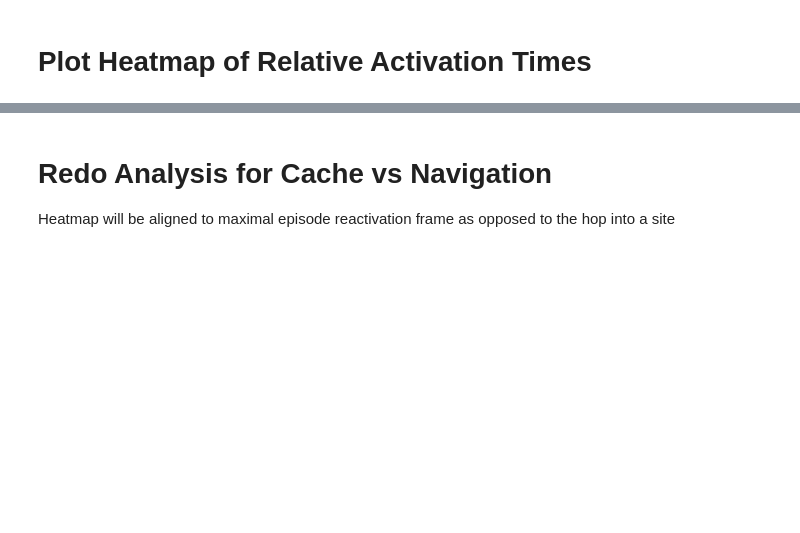
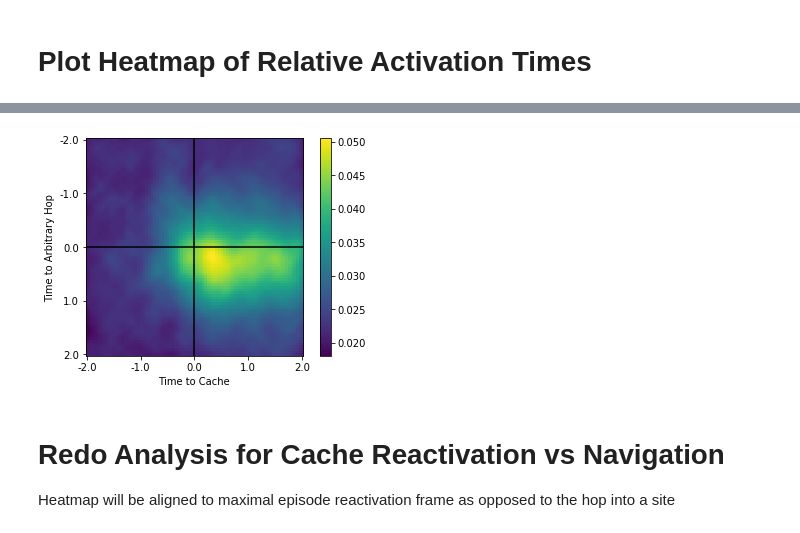
Before and after one commit to chingf/cache-arena-analysis, a Jupyter notebook: notebooks/2-population-reactivation/4-reactivation-timing.ipynb, the cells around one changed output, grey strips where cells are left out. Saved outputs shown, nothing was run; the diff lists cells and outputs as text; code cells hidden in the pictures; blank space fills up the shorter version.

```diff
--- a/notebooks/2-population-reactivation/4-reactivation-timing.ipynb
+++ b/notebooks/2-population-reactivation/4-reactivation-timing.ipynb
@@ -97,3 +104,17 @@ plt.show()
+# %%
+window_size = all_overlap_matrices.shape[0]
+window_ticks = np.arange(0, window_size, window_size//4)
+plt.imshow(all_overlap_matrices)
+plt.yticks(window_ticks, (window_ticks-window_size//2)/20)
+plt.xticks(window_ticks, (window_ticks-window_size//2)/20)
+plt.axhline(window_size//2, color="black")
+plt.axvline(window_size//2, color="black")
+plt.ylabel("Time to Arbitrary Hop")
+plt.xlabel("Time to Cache")
+plt.colorbar()
+plt.show()
+# %% [output]
+[figure, added]
 # %% [markdown]
-# Redo Analysis for Cache vs Navigation
+# Redo Analysis for Cache Reactivation vs Navigation
 Heatmap will be aligned to maximal episode reactivation frame as opposed to the hop into a site
```
Also changed, not shown: parts of 16 cells of this notebook, 8 other files.
